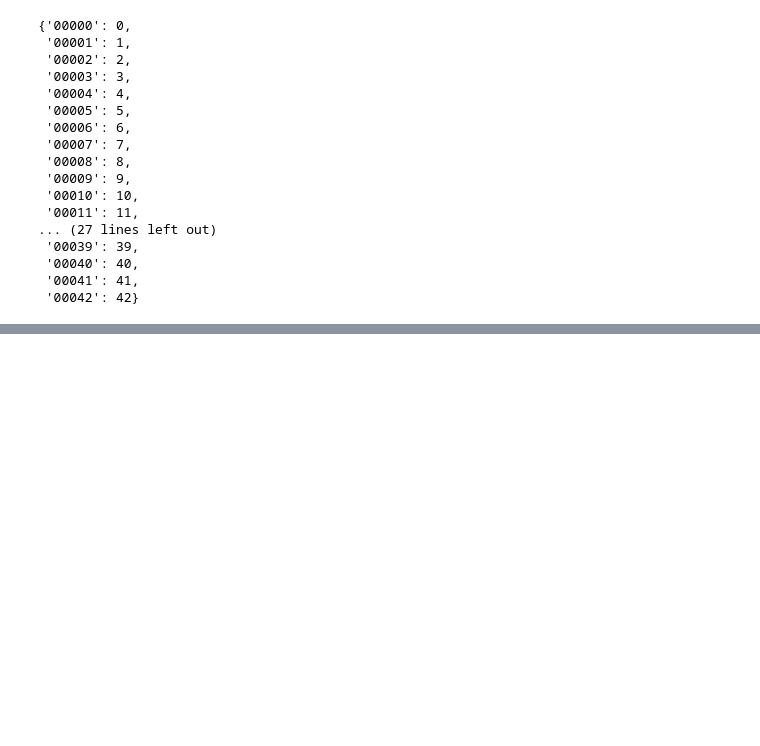
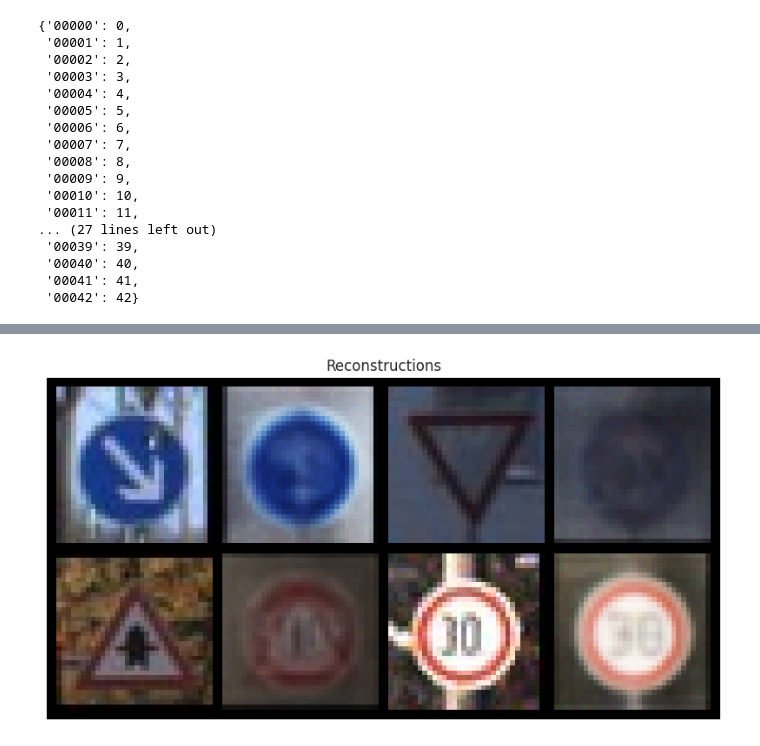
Before and after one commit to wz7475/road-signs-generation, a Jupyter notebook: main.py.ipynb, the cells around one changed output, grey strips where cells are left out. Drawn from its saved outputs; the diff is of its cells as text; code cells hidden in the pictures; blank space fills up the shorter version.

```diff
--- a/main.py.ipynb
+++ b/main.py.ipynb
@@ -75,0 +78,21 @@ torch.Size([1, 3, 32, 32])
+# %%
+def train(model, optimizer, loss_function=vae_loss_function, num_epochs=30, train_loader=train_loader,
+          test_loader=test_loader):
+    for n in range(num_epochs):
+        losses_epoch = []
+        for x, _ in iter(train_loader):
+            x = x.to(device)
+            out, means, log_var = model(x)
+            loss = loss_function(x, out, means, log_var)
+            losses_epoch.append(loss.item())
+            loss.backward()  # backward pass (compute parameter updates)
+            optimizer.step()  # make the updates for each parameter
+            optimizer.zero_grad()
+        L1_list = []
+        #     if n % 10 == 0:
+        for x, _ in iter(test_loader):
+            x = x.to(device)
+            out, _, _ = model(x)
+            L1_list.append(torch.mean(torch.abs(out - x)).item())
+        print(f"Epoch {n} loss {np.mean(np.array(losses_epoch))}, test L1 = {np.mean(L1_list)}")
+        scheduler.step()
@@ -112,7 +177,7 @@ class Decoder(nn.Module):
         h = self.LeakyReLU(self.fc_2(h))
 
         x_hat = torch.sigmoid(self.fc_3(h))
-        x_hat = x_hat.view([-1, 3, 32, 32])
+        x_hat = x_hat.view([-1, channels, dim1, dim2])
         return x_hat
 
 
@@ -134,15 +199,15 @@ class VAE(nn.Module):
         z = self.reparameterization(mean, torch.exp(0.5 * log_var))  # takes exponential function (log var -> var)
         x_hat = self.decoder(z)
         return x_hat, mean, log_var
+
+def vae_loss_function(x, x_hat, mean, log_var):
+    reproduction_loss = nn.functional.mse_loss(x_hat, x, reduction='sum')
+    KLD = -0.5 * torch.sum(1 + log_var - mean.pow(2) - log_var.exp())
+    return reproduction_loss + KLD
 # %%
-vae = VAE(latent_dim=32, hidden_dim=256, x_dim=32*32*3).to(device)
-
-
-def vae_loss_function(x, x_hat, mean, log_var):
-    reproduction_loss = nn.functional.mse_loss(x_hat, x, reduction='sum')
-    KLD = -0.5 * torch.sum(1 + log_var - mean.pow(2) - log_var.exp())
-    return reproduction_loss + KLD
-
+vae = VAE(latent_dim=32, hidden_dim=256, x_dim=dim1 * dim2 * channels).to(device)
 
 optimizer = optim.Adam(vae.parameters(), lr=0.001)
 scheduler = optim.lr_scheduler.ExponentialLR(optimizer=optimizer, gamma=0.99)
+
+train(vae, optimizer, vae_loss_function, num_epochs=30)
@@ -186,0 +232,7 @@ Epoch 21 loss 151789.09028240916, test L1 = 0.5437850952148438
+# %%
+input_imgs, labels = next(iter(test_loader))
+input_imgs = input_imgs[:4]
+input_imgs.shape
+visualize_reconstructions(vae, input_imgs, device)
+# %% [output]
+[figure, added]
```
Also changed, not shown: parts of 11 cells of this notebook, 2 other files.
